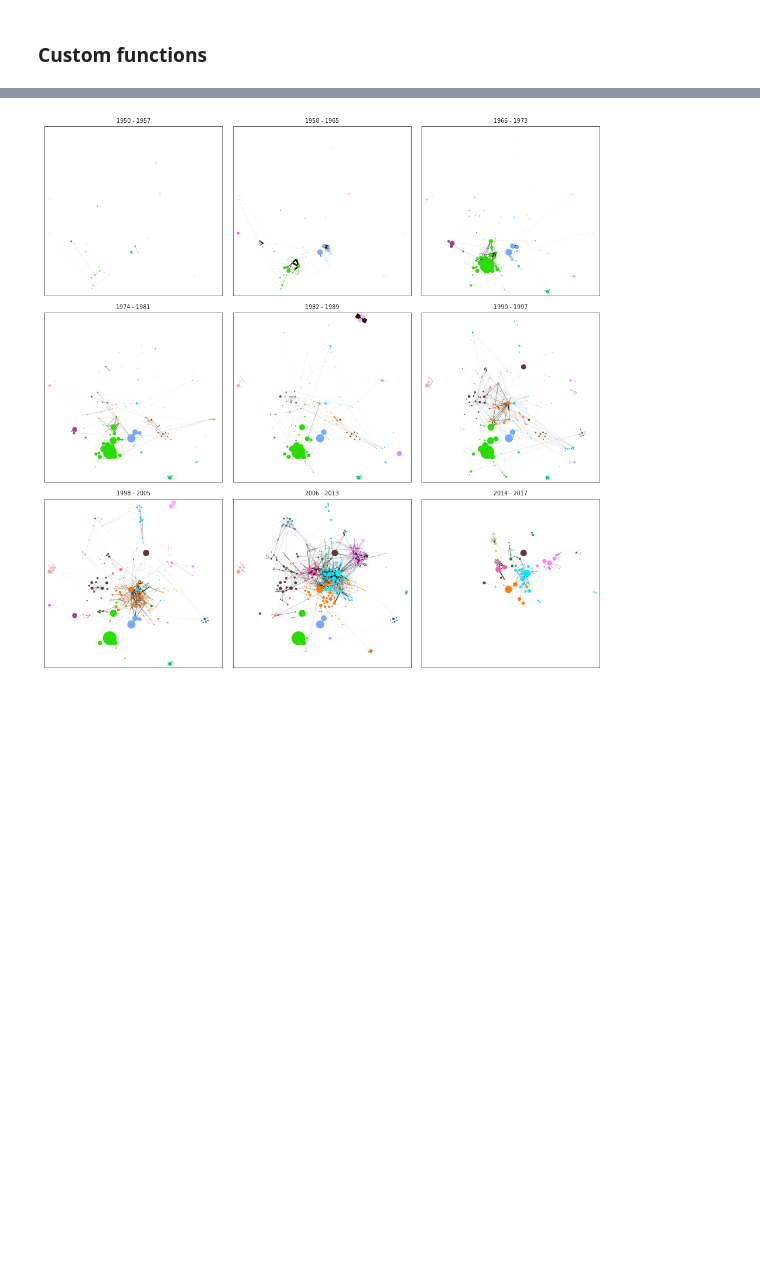
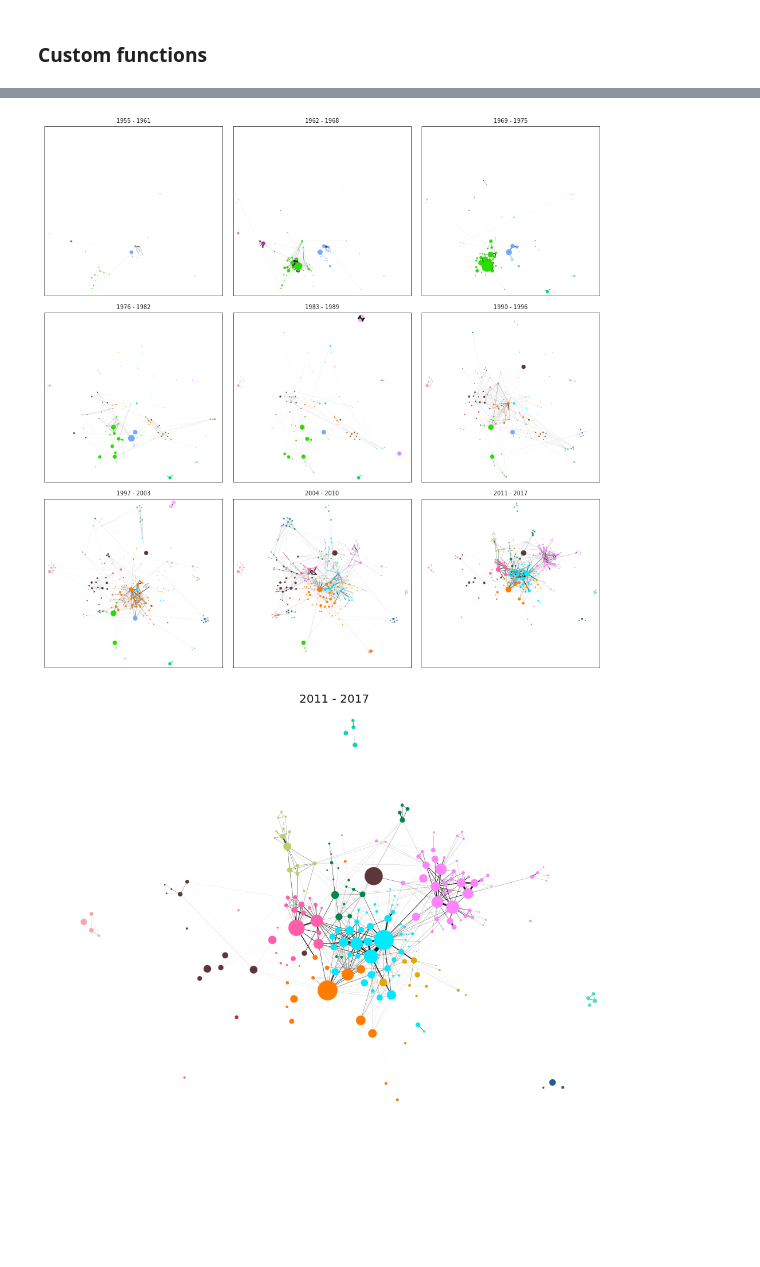
Before and after one commit to pedrosiracusa/tese_lncc_code, a Jupyter notebook: notebooks/chapter4/CWN_temporal_evol_general.ipynb, the cells around one changed output, grey strips where cells are left out. Drawn from its saved outputs; the diff is of its cells as text; code cells hidden in the pictures; blank space fills up the shorter version.

```diff
--- a/notebooks/chapter4/CWN_temporal_evol_general.ipynb
+++ b/notebooks/chapter4/CWN_temporal_evol_general.ipynb
@@ -98,13 +102,13 @@ def renderFrame(cwn,fdata,ax=None):
     # Draw nodes
     if len(nodes)>0:
         nodes,nodecolors,nodesizes = zip(*[ (col,colors[col],fdata['cols_count_cumulative'][col]) for col in nodes ])
-        scale = lambda x: 1 + x*.03
-        nx.draw_networkx_nodes(cwn,pos,nodelist=nodes, node_color=nodecolors,node_size=list(map(scale,nodesizes)),ax=ax)
+        scale = lambda x:(1 + x*.25) if ax is None else (1 + x*.02)
+        nx.draw_networkx_nodes(cwn,pos,nodelist=nodes, node_color=nodecolors,node_size=list(map(scale,nodesizes)), ax=ax)
 
 
     # Draw edges
     if len(edges)>0:
-        scale = lambda x:  0.01 + x*0.01
+        scale = lambda x:  (0.01 + x*.01) if ax is None else (.01 + x*.005)
         edges, weights = zip(*[ ((u,v),d['weight_hyperbolic']) for u,v,d in edges_data ])
         nx.draw_networkx_edges(cwn,pos,edgelist=edges,width=list(map(scale,weights)),ax=ax)
 
@@ -117,16 +121,23 @@ def renderFrame(cwn,fdata,ax=None):
         ax.get_xaxis().set_visible(False)
         ax.get_yaxis().set_visible(False)
 
-
-    #plt.savefig(f'anim/frame{i}.png')
-    #plt.clf()
+    else: # If ax is not provided
+        plt.xlim((minx-100, maxx+100))
+        plt.ylim((miny-100,maxy+100))
+        plt.title("{} - {}".format( fdata['yslice'].start, fdata['yslice'].stop ), size=20)
+        plt.axis('off')
+        ystop = fdata['yslice'].stop
+        plt.savefig(f'anim/frame{ystop}.png')
 # %%
 # Define years slices
-min_year=1950
-max_year=max(RECORDS_DATES)
-freq='8A'
+numOfFrames = 9
+min_year = 1950
+max_year = 2017
 
-years = pd.period_range(start=min_year,end=max_year,freq=freq)
-slices = [ slice( str(years[i-1].year), str(years[i].year-1)) for i in range(1,len(years)) ]
-#slices.append(slice( str(years[-1].year), str(years[-1].year)))
-slices.append(slice('2014','2017'))
+deltaTime = max_year-min_year
+freq_num_years = int(np.floor(deltaTime/numOfFrames))
+freq = str( freq_num_years )+'A'
+
+start_year = max_year - numOfFrames*freq_num_years
+years = pd.period_range(start=start_year, end=max_year,freq=freq)
+slices = [ slice(str(yst.year+1),str(yend.year)) for yst, yend in zip(years[:-1], years[1:]) ]
@@ -143,10 +166,22 @@ def generateGridFig(cwn,slices):
         renderFrame(cwn,fd[i],ax=axes[i])
 
     return f
+
+def saveFrames(cwn,slices):
+    f,axes = plt.subplots(3,3)
+    f.subplots_adjust(wspace=6e-2)
+    f.subplots_adjust(hspace=1e-1)
+    axes = [ ax for axlist in axes for ax in axlist ]
+
+    for i,frame in fd.items():
+        plt.clf()
+        renderFrame(cwn,fd[i],ax=None)
 # %%
 plt.rc('figure', figsize=(17,17))
 f = generateGridFig(cwn,slices)
+saveFrames(cwn,slices)
 # %% [output]
-[figure, old version]
+[figure, new version]
+[figure, added]
 # %%
 f.savefig('cwn_temporal_evol.png',dpi=200, bbox_inches='tight')
```
Also changed, not shown: parts of 2 cells of this notebook.
